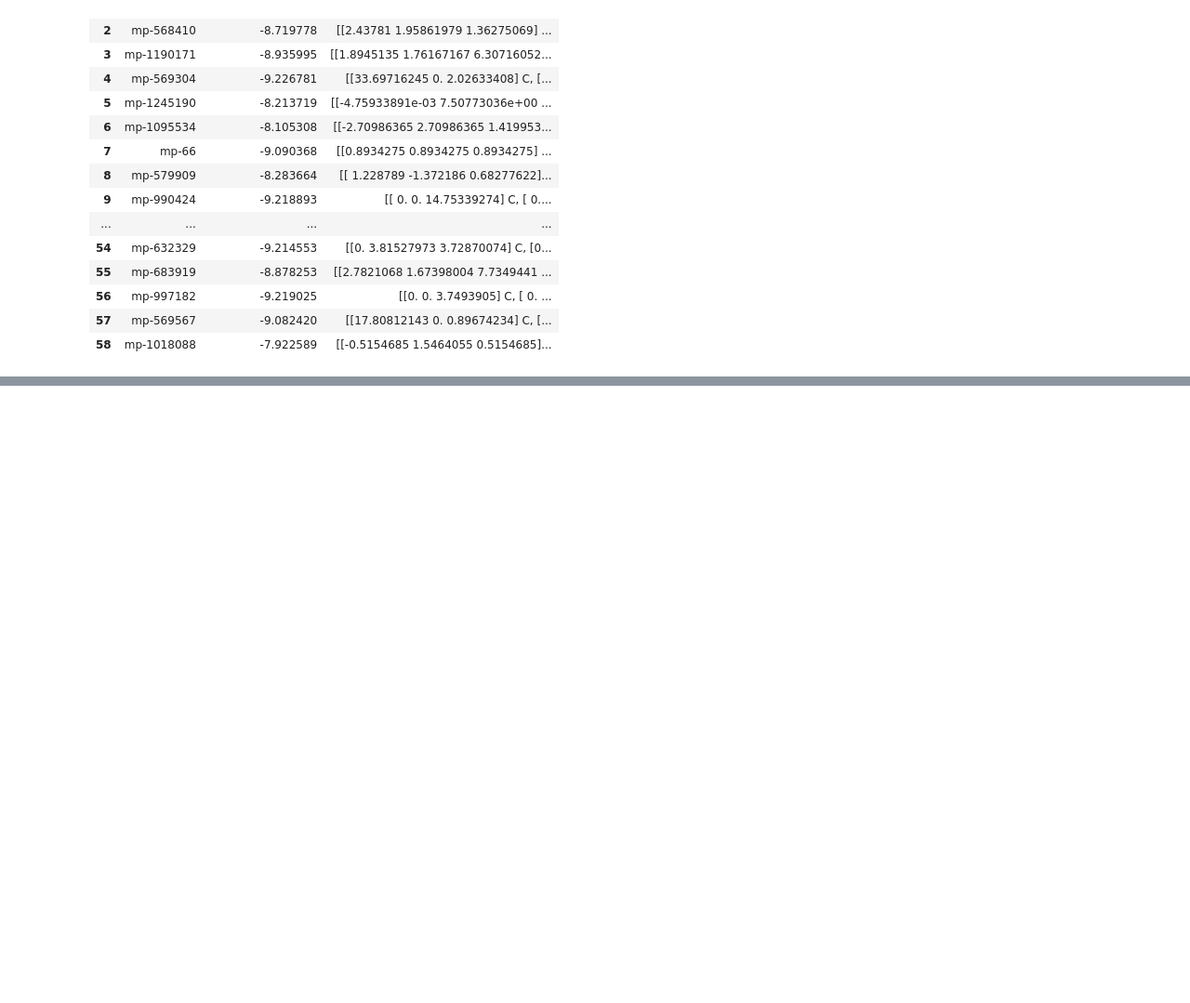
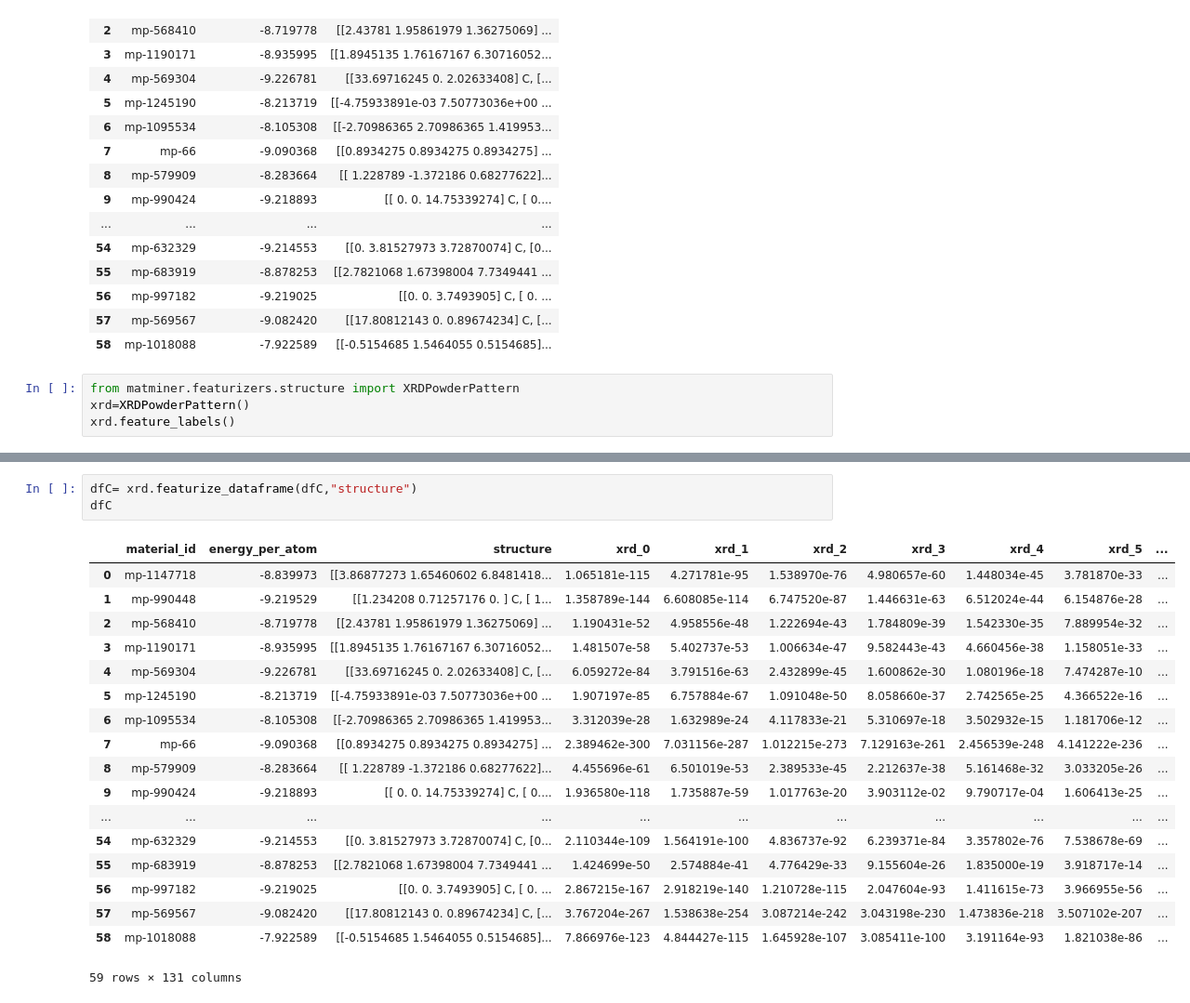
Before and after one commit to AyorindeTayo/Extracting-material-data-from-materials-project-using-API, a Jupyter notebook: Materialdata.ipynb, the cells around one changed output, grey strips where cells are left out. Shown at 93% size. Drawn from its saved outputs; the diff is of its cells as text; blank space fills up the shorter version.

```diff
--- a/Materialdata.ipynb
+++ b/Materialdata.ipynb
@@ -131,3 +131,7 @@ dfC
 | 56 | mp-997182 | -9.219025 | [[0. 0. 3.7493905] C, [ 0. ... |
 | 57 | mp-569567 | -9.082420 | [[17.80812143 0. 0.89674234] C, [... |
 | 58 | mp-1018088 | -7.922589 | [[-0.5154685 1.5464055 0.5154685]... |
+# %%
+from matminer.featurizers.structure import XRDPowderPattern
+xrd=XRDPowderPattern()
+xrd.feature_labels()
@@ -133,0 +156,22 @@ dfC
+# %%
+dfC= xrd.featurize_dataframe(dfC,"structure")
+dfC
+# %% [output]
+|  | material_id | energy_per_atom | structure | xrd_0 | xrd_1 | xrd_2 | xrd_3 | xrd_4 | xrd_5 | ... |
+| 0 | mp-1147718 | -8.839973 | [[3.86877273 1.65460602 6.8481418... | 1.065181e-115 | 4.271781e-95 | 1.538970e-76 | 4.980657e-60 | 1.448034e-45 | 3.781870e-33 | ... |
+| 1 | mp-990448 | -9.219529 | [[1.234208 0.71257176 0. ] C, [ 1... | 1.358789e-144 | 6.608085e-114 | 6.747520e-87 | 1.446631e-63 | 6.512024e-44 | 6.154876e-28 | ... |
+| 2 | mp-568410 | -8.719778 | [[2.43781 1.95861979 1.36275069] ... | 1.190431e-52 | 4.958556e-48 | 1.222694e-43 | 1.784809e-39 | 1.542330e-35 | 7.889954e-32 | ... |
+| 3 | mp-1190171 | -8.935995 | [[1.8945135 1.76167167 6.30716052... | 1.481507e-58 | 5.402737e-53 | 1.006634e-47 | 9.582443e-43 | 4.660456e-38 | 1.158051e-33 | ... |
+| 4 | mp-569304 | -9.226781 | [[33.69716245 0. 2.02633408] C, [... | 6.059272e-84 | 3.791516e-63 | 2.432899e-45 | 1.600862e-30 | 1.080196e-18 | 7.474287e-10 | ... |
+| 5 | mp-1245190 | -8.213719 | [[-4.75933891e-03 7.50773036e+00 ... | 1.907197e-85 | 6.757884e-67 | 1.091048e-50 | 8.058660e-37 | 2.742565e-25 | 4.366522e-16 | ... |
+| 6 | mp-1095534 | -8.105308 | [[-2.70986365 2.70986365 1.419953... | 3.312039e-28 | 1.632989e-24 | 4.117833e-21 | 5.310697e-18 | 3.502932e-15 | 1.181706e-12 | ... |
+| 7 | mp-66 | -9.090368 | [[0.8934275 0.8934275 0.8934275] ... | 2.389462e-300 | 7.031156e-287 | 1.012215e-273 | 7.129163e-261 | 2.456539e-248 | 4.141222e-236 | ... |
+| 8 | mp-579909 | -8.283664 | [[ 1.228789 -1.372186 0.68277622]... | 4.455696e-61 | 6.501019e-53 | 2.389533e-45 | 2.212637e-38 | 5.161468e-32 | 3.033205e-26 | ... |
+| 9 | mp-990424 | -9.218893 | [[ 0. 0. 14.75339274] C, [ 0.... | 1.936580e-118 | 1.735887e-59 | 1.017763e-20 | 3.903112e-02 | 9.790717e-04 | 1.606413e-25 | ... |
+| ... | ... | ... | ... | ... | ... | ... | ... | ... | ... | ... |
+| 54 | mp-632329 | -9.214553 | [[0. 3.81527973 3.72870074] C, [0... | 2.110344e-109 | 1.564191e-100 | 4.836737e-92 | 6.239371e-84 | 3.357802e-76 | 7.538678e-69 | ... |
+| 55 | mp-683919 | -8.878253 | [[2.7821068 1.67398004 7.7349441 ... | 1.424699e-50 | 2.574884e-41 | 4.776429e-33 | 9.155604e-26 | 1.835000e-19 | 3.918717e-14 | ... |
+| 56 | mp-997182 | -9.219025 | [[0. 0. 3.7493905] C, [ 0. ... | 2.867215e-167 | 2.918219e-140 | 1.210728e-115 | 2.047604e-93 | 1.411615e-73 | 3.966955e-56 | ... |
+| 57 | mp-569567 | -9.082420 | [[17.80812143 0. 0.89674234] C, [... | 3.767204e-267 | 1.538638e-254 | 3.087214e-242 | 3.043198e-230 | 1.473836e-218 | 3.507102e-207 | ... |
+| 58 | mp-1018088 | -7.922589 | [[-0.5154685 1.5464055 0.5154685]... | 7.866976e-123 | 4.844427e-115 | 1.645928e-107 | 3.085411e-100 | 3.191164e-93 | 1.821038e-86 | ... |
+59 rows × 131 columns
```
Also changed, not shown: parts of 1 cell of this notebook.
